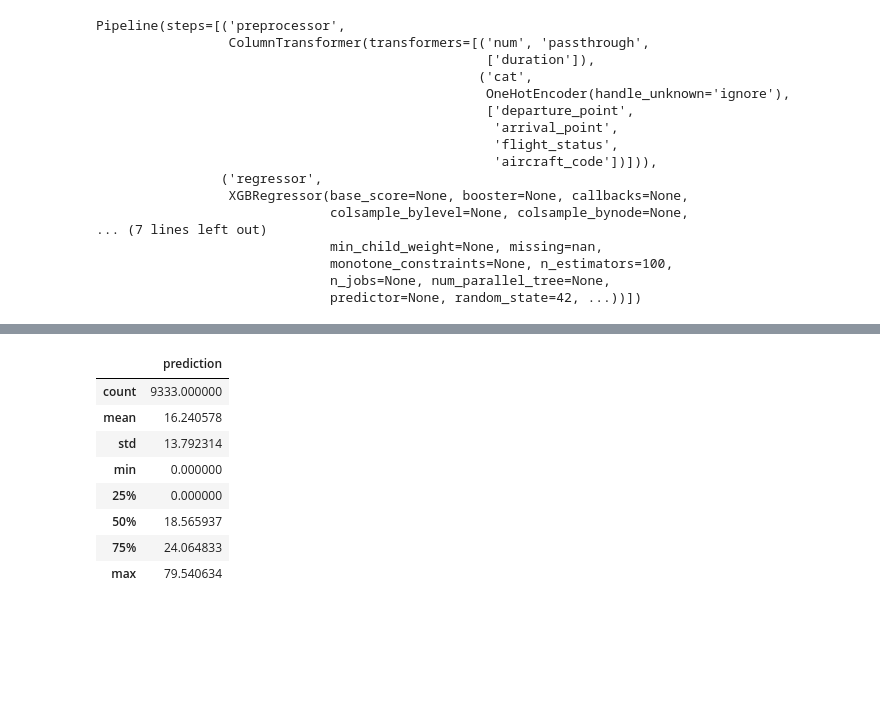
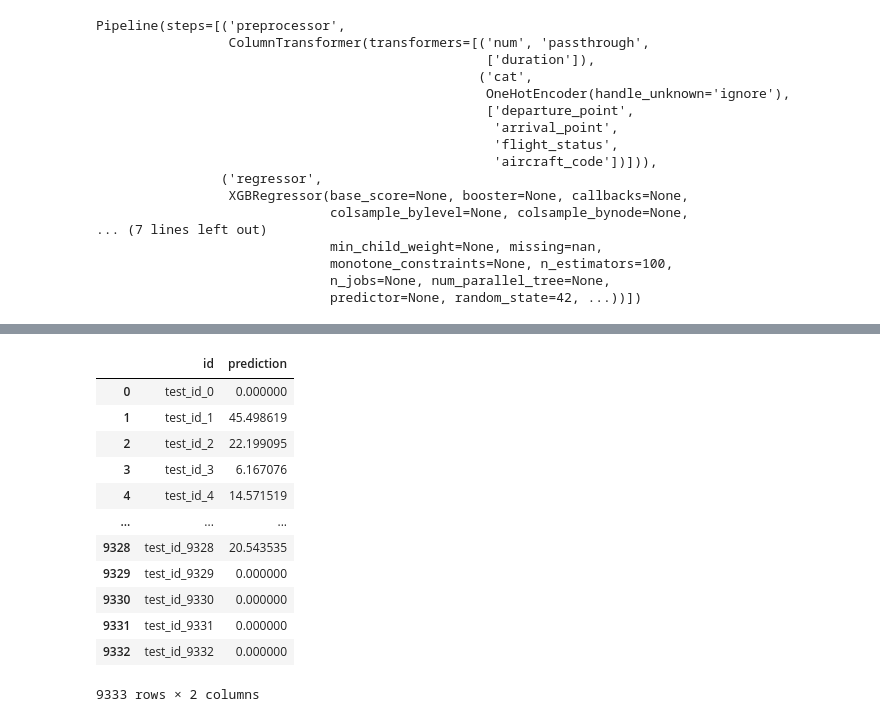
Before and after one commit to marcok10/ds-ml-project, a Jupyter notebook: data_pipeline.ipynb, the cells around one changed output, grey strips where cells are left out. Cells and saved outputs as stored; diff of their text form; code cells hidden in the pictures; blank space fills up the shorter version.

```diff
--- a/data_pipeline.ipynb
+++ b/data_pipeline.ipynb
@@ -120,17 +141,21 @@ y_pred_real_test[y_pred_real_test < 0] = 0
+# %%
+df_pred_real_test
+# %% [output]
+|  | id | prediction |
+| 0 | test_id_0 | 0.000000 |
+| 1 | test_id_1 | 45.498619 |
+| 2 | test_id_2 | 22.199095 |
+| 3 | test_id_3 | 6.167076 |
+| 4 | test_id_4 | 14.571519 |
+| ... | ... | ... |
+| 9328 | test_id_9328 | 20.543535 |
+| 9329 | test_id_9329 | 0.000000 |
+| 9330 | test_id_9330 | 0.000000 |
+| 9331 | test_id_9331 | 0.000000 |
+| 9332 | test_id_9332 | 0.000000 |
+9333 rows × 2 columns
 # %%
-y_pred_real_test = pd.DataFrame({
+df_pred_real_test = pd.DataFrame({
     'id': df_real_test['id'],
     'prediction': y_pred_real_test
 })
-y_pred_real_test.to_csv("data/flight_predictions_35_xgb.csv", index=False)
-y_pred_real_test.describe()
-# %% [output]
-|  | prediction |
-| count | 9333.000000 |
-| mean | 16.240578 |
-| std | 13.792314 |
-| min | 0.000000 |
-| 25% | 0.000000 |
-| 50% | 18.565937 |
-| 75% | 24.064833 |
-| max | 79.540634 |
```
Also changed, not shown: parts of 4 cells of this notebook, 1 other file.
